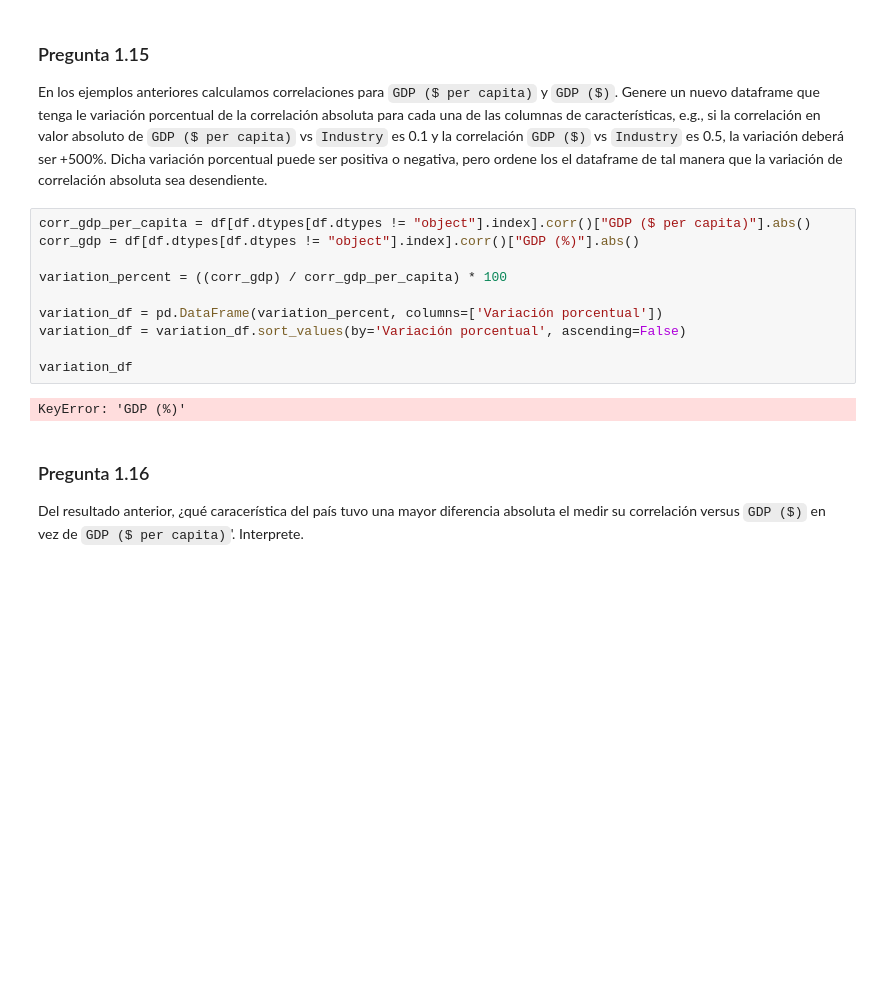
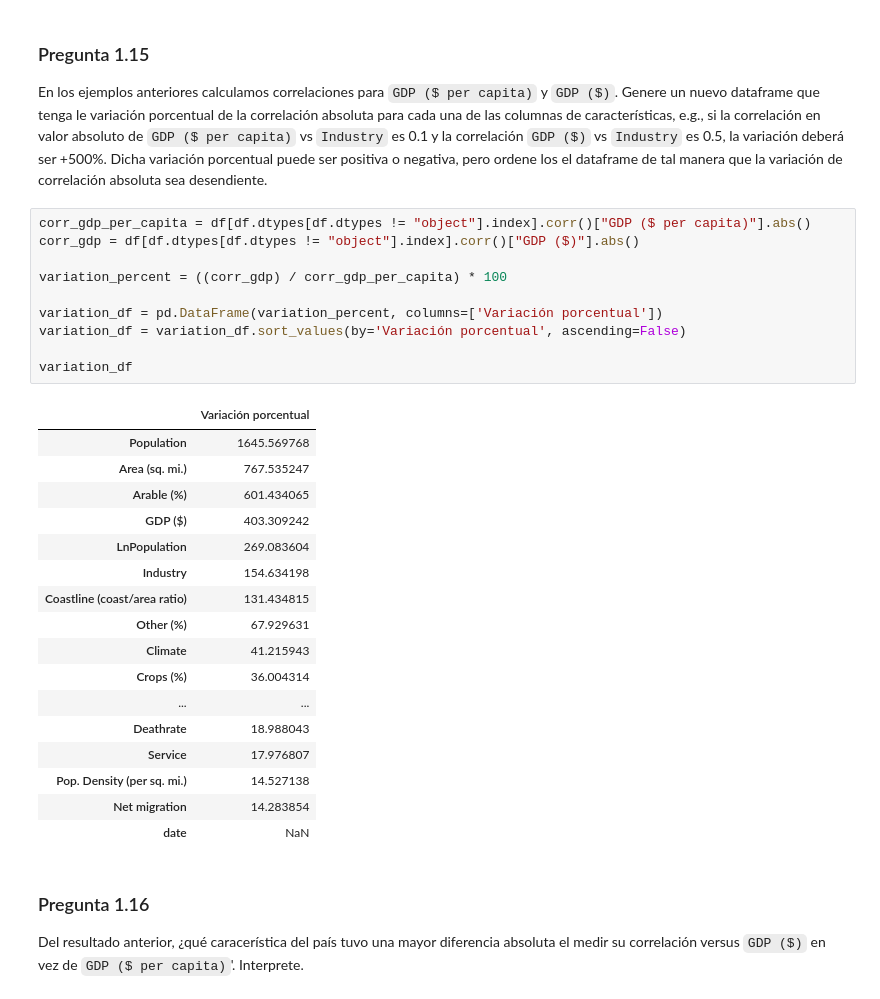
Before and after one commit to MichaelGalazz/Tarea-1-ML, a Jupyter notebook: Tarea_1 (3).ipynb, the cells around one changed output. Drawn from its saved outputs; the diff is of its cells as text; blank space fills up the shorter version.

```diff
--- a/Tarea_1 (3).ipynb
+++ b/Tarea_1 (3).ipynb
@@ -742,16 +771,32 @@ df[variables].describe()
 En los ejemplos anteriores calculamos correlaciones para `GDP ($ per capita)` y `GDP ($)`. Genere un nuevo dataframe que tenga le variación porcentual de la correlación absoluta para cada una de las columnas de características, e.g., si la correlación en valor absoluto de `GDP ($ per capita)` vs `Industry` es 0.1 y la correlación `GDP ($)` vs `Industry` es 0.5, la variación deberá ser +500%. Dicha variación porcentual puede ser positiva o negativa, pero ordene los el dataframe de tal manera que la variación de correlación absoluta sea desendiente.
 # %%
 corr_gdp_per_capita = df[df.dtypes[df.dtypes != "object"].index].corr()["GDP ($ per capita)"].abs()
-corr_gdp = df[df.dtypes[df.dtypes != "object"].index].corr()["GDP (%)"].abs()
+corr_gdp = df[df.dtypes[df.dtypes != "object"].index].corr()["GDP ($)"].abs()
 
 variation_percent = ((corr_gdp) / corr_gdp_per_capita) * 100
 
 variation_df = pd.DataFrame(variation_percent, columns=['Variación porcentual'])
 variation_df = variation_df.sort_values(by='Variación porcentual', ascending=False)
 
 variation_df
 # %% [output]
-KeyError: 'GDP (%)'
+|  | Variación porcentual |
+| Population | 1645.569768 |
+| Area (sq. mi.) | 767.535247 |
+| Arable (%) | 601.434065 |
+| GDP ($) | 403.309242 |
+| LnPopulation | 269.083604 |
+| Industry | 154.634198 |
+| Coastline (coast/area ratio) | 131.434815 |
+| Other (%) | 67.929631 |
+| Climate | 41.215943 |
+| Crops (%) | 36.004314 |
+| ... | ... |
+| Deathrate | 18.988043 |
+| Service | 17.976807 |
+| Pop. Density (per sq. mi.) | 14.527138 |
+| Net migration | 14.283854 |
+| date | NaN |
 # %% [markdown]
 ### Pregunta 1.16
 
```
Also changed, not shown: parts of 15 cells of this notebook.
